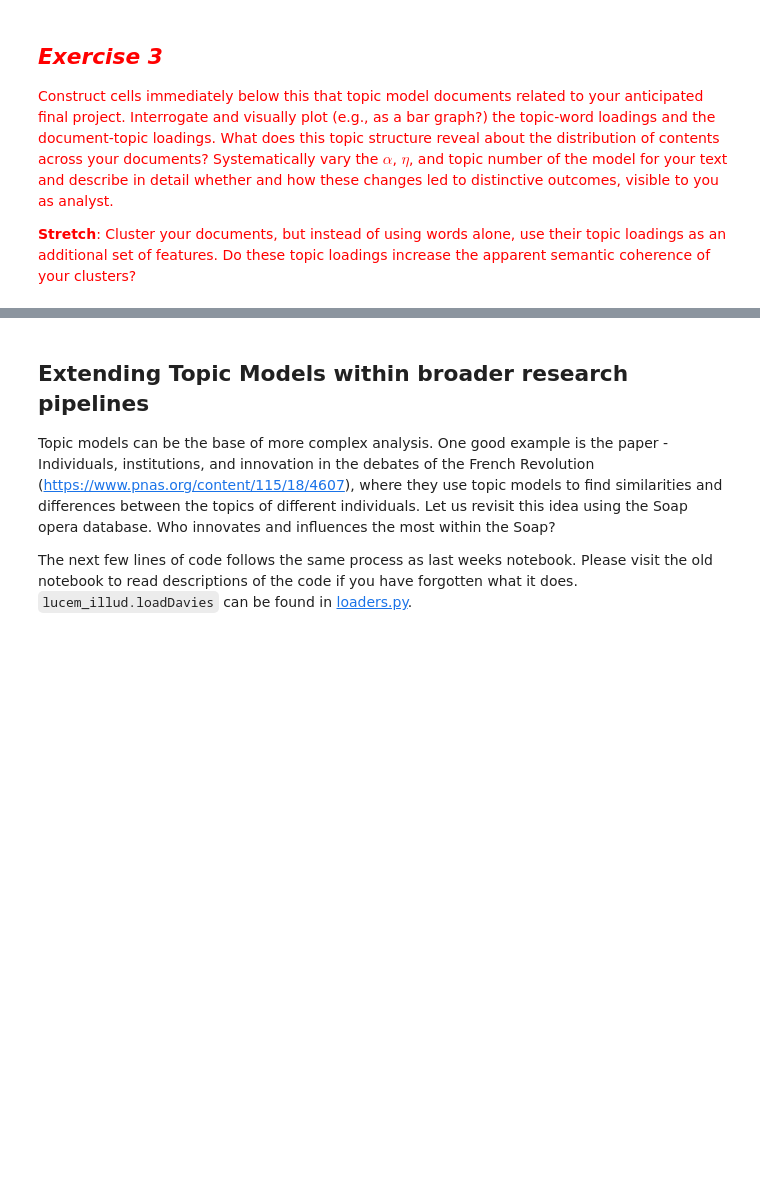
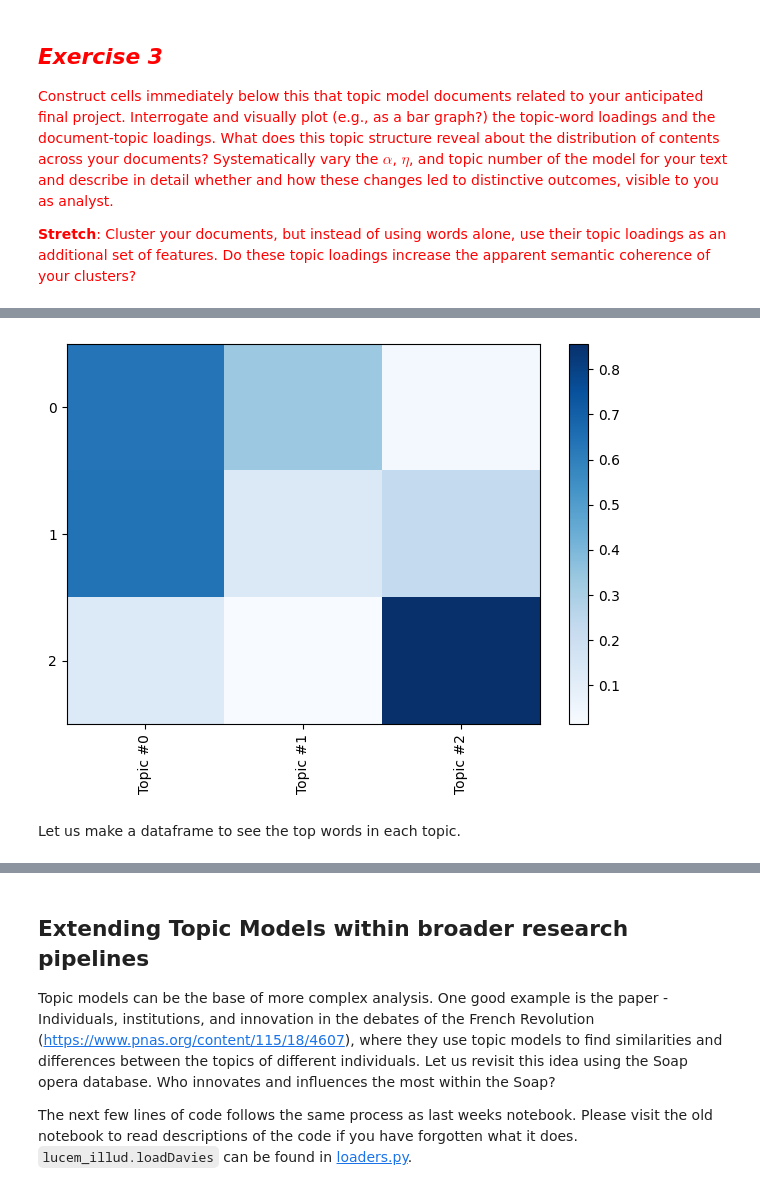
Before and after one commit to h-karyn/ComputationalContentAnalysis, a Jupyter notebook: python_notebooks/hw3/3_Topic_Modeling_and_Clustering.ipynb, the cells around one changed output, grey strips where cells are left out. Saved outputs shown, nothing was run; the diff lists cells and outputs as text; code cells hidden in the pictures; blank space fills up the shorter version.

```diff
--- a/python_notebooks/hw3/3_Topic_Modeling_and_Clustering.ipynb
+++ b/python_notebooks/hw3/3_Topic_Modeling_and_Clustering.ipynb
@@ -1192,0 +1235,5 @@ This [HDP tutorial](https://towardsdatascience.com/dont-be-afraid-of-nonparametr
+# %%
+ldaDF = pandas.DataFrame({
+		'occupation' : filtered_profile['essay1'],
+		'topics' : [enlda[dictionary.doc2bow(l)] for l in filtered_profile['reduced_tokens']]
+	})
@@ -1192,0 +1311,23 @@ This [HDP tutorial](https://towardsdatascience.com/dont-be-afraid-of-nonparametr
+# %%
+# visualize as a heat map
+plt.pcolor(ldaDFVis, norm=None, cmap='Blues')
+
+# Use the index numbers for y-ticks instead of ldaDFVisNames
+plt.yticks(np.arange(ldaDFVis.shape[0])+0.5, range(ldaDFVis.shape[0]))
+
+plt.xticks(np.arange(ldaDFVis.shape[1])+0.5, topic_labels)
+
+# flip the y-axis so the texts are in the order we anticipate (Austen first, then Brontë)
+plt.gca().invert_yaxis()
+
+# rotate the ticks on the x-axis
+plt.xticks(rotation=90)
+
+# add a legend
+plt.colorbar(cmap='Blues')
+plt.tight_layout()  # fixes margins
+plt.show()
+# %% [output]
+[figure, added]
+# %% [markdown]
+Let us make a dataframe to see the top words in each topic.
```
Also changed, not shown: parts of 43 cells of this notebook.
